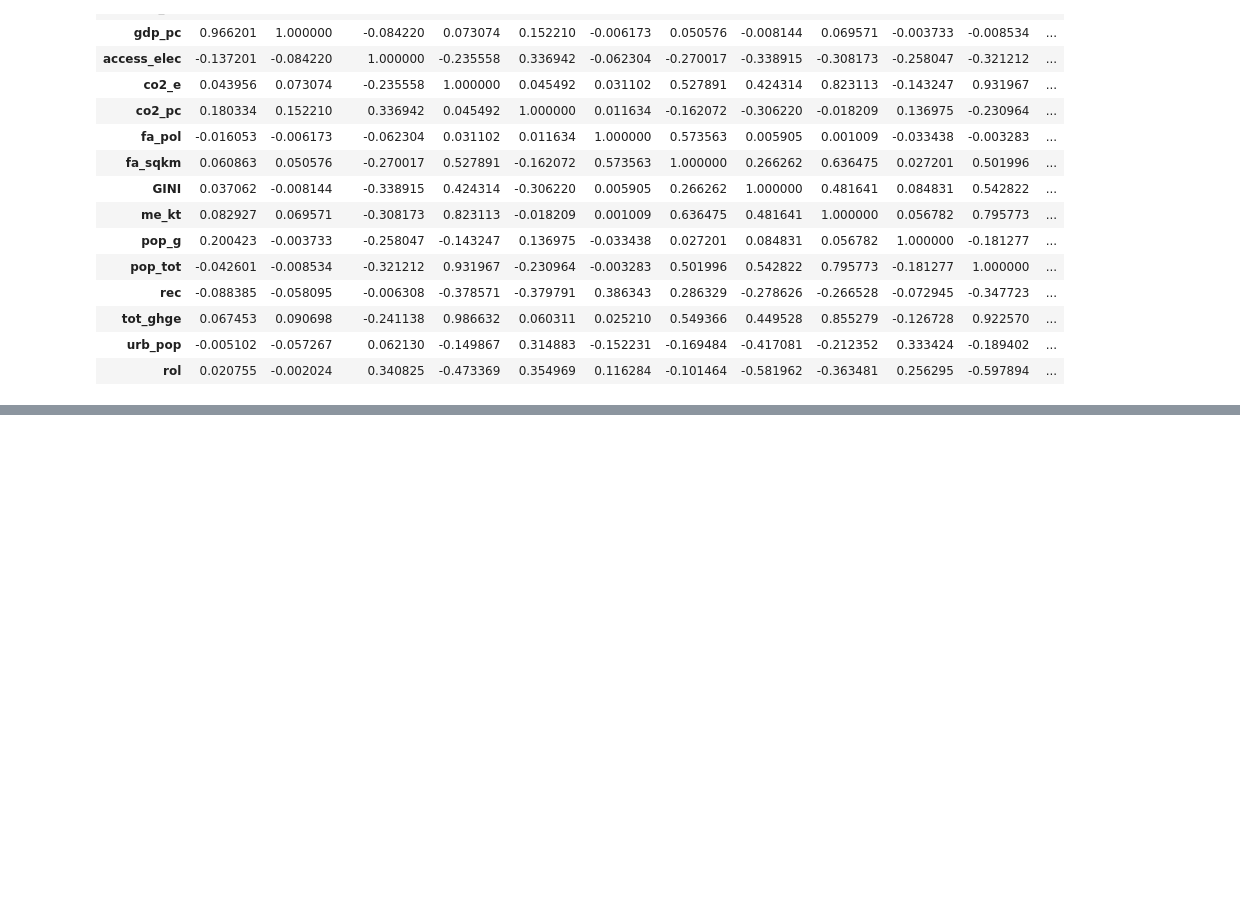
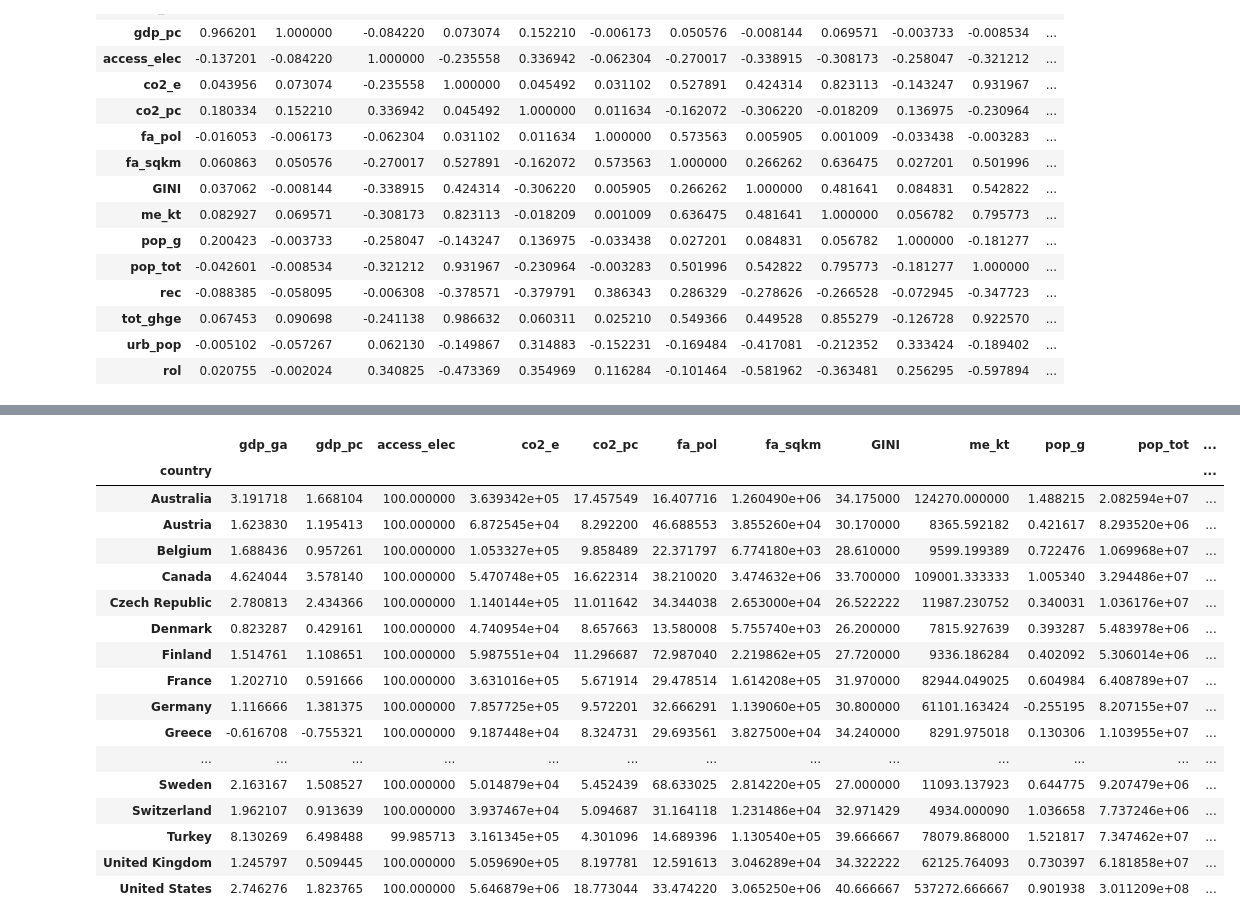
Before and after one commit to FedericoMRenaud/Proyect-One, a Jupyter notebook: All_data_frames/Merging_2002-2018.ipynb, the cells around one changed output, grey strips where cells are left out. Saved outputs shown, nothing was run; the diff lists cells and outputs as text; code cells hidden in the pictures; blank space fills up the shorter version.

```diff
--- a/All_data_frames/Merging_2002-2018.ipynb
+++ b/All_data_frames/Merging_2002-2018.ipynb
@@ -717,4 +754,23 @@ plt.show()
 # %%
-gp = merge_rules_dnan.groupby(["Country Name"]).mean()
+gp = oecd_df.groupby(["country"]).mean()
 gp
+# %% [output]
+|  | gdp_ga | gdp_pc | access_elec | co2_e | co2_pc | fa_pol | fa_sqkm | GINI | me_kt | pop_g | pop_tot | ... |
+| country |  |  |  |  |  |  |  |  |  |  |  | ... |
+| Australia | 3.191718 | 1.668104 | 100.000000 | 3.639342e+05 | 17.457549 | 16.407716 | 1.260490e+06 | 34.175000 | 124270.000000 | 1.488215 | 2.082594e+07 | ... |
+| Austria | 1.623830 | 1.195413 | 100.000000 | 6.872545e+04 | 8.292200 | 46.688553 | 3.855260e+04 | 30.170000 | 8365.592182 | 0.421617 | 8.293520e+06 | ... |
+| Belgium | 1.688436 | 0.957261 | 100.000000 | 1.053327e+05 | 9.858489 | 22.371797 | 6.774180e+03 | 28.610000 | 9599.199389 | 0.722476 | 1.069968e+07 | ... |
+| Canada | 4.624044 | 3.578140 | 100.000000 | 5.470748e+05 | 16.622314 | 38.210020 | 3.474632e+06 | 33.700000 | 109001.333333 | 1.005340 | 3.294486e+07 | ... |
+| Czech Republic | 2.780813 | 2.434366 | 100.000000 | 1.140144e+05 | 11.011642 | 34.344038 | 2.653000e+04 | 26.522222 | 11987.230752 | 0.340031 | 1.036176e+07 | ... |
+| Denmark | 0.823287 | 0.429161 | 100.000000 | 4.740954e+04 | 8.657663 | 13.580008 | 5.755740e+03 | 26.200000 | 7815.927639 | 0.393287 | 5.483978e+06 | ... |
+| Finland | 1.514761 | 1.108651 | 100.000000 | 5.987551e+04 | 11.296687 | 72.987040 | 2.219862e+05 | 27.720000 | 9336.186284 | 0.402092 | 5.306014e+06 | ... |
+| France | 1.202710 | 0.591666 | 100.000000 | 3.631016e+05 | 5.671914 | 29.478514 | 1.614208e+05 | 31.970000 | 82944.049025 | 0.604984 | 6.408789e+07 | ... |
+| Germany | 1.116666 | 1.381375 | 100.000000 | 7.857725e+05 | 9.572201 | 32.666291 | 1.139060e+05 | 30.800000 | 61101.163424 | -0.255195 | 8.207155e+07 | ... |
+| Greece | -0.616708 | -0.755321 | 100.000000 | 9.187448e+04 | 8.324731 | 29.693561 | 3.827500e+04 | 34.240000 | 8291.975018 | 0.130306 | 1.103955e+07 | ... |
+| ... | ... | ... | ... | ... | ... | ... | ... | ... | ... | ... | ... | ... |
+| Sweden | 2.163167 | 1.508527 | 100.000000 | 5.014879e+04 | 5.452439 | 68.633025 | 2.814220e+05 | 27.000000 | 11093.137923 | 0.644775 | 9.207479e+06 | ... |
+| Switzerland | 1.962107 | 0.913639 | 100.000000 | 3.937467e+04 | 5.094687 | 31.164118 | 1.231486e+04 | 32.971429 | 4934.000090 | 1.036658 | 7.737246e+06 | ... |
+| Turkey | 8.130269 | 6.498488 | 99.985713 | 3.161345e+05 | 4.301096 | 14.689396 | 1.130540e+05 | 39.666667 | 78079.868000 | 1.521817 | 7.347462e+07 | ... |
+| United Kingdom | 1.245797 | 0.509445 | 100.000000 | 5.059690e+05 | 8.197781 | 12.591613 | 3.046289e+04 | 34.322222 | 62125.764093 | 0.730397 | 6.181858e+07 | ... |
+| United States | 2.746276 | 1.823765 | 100.000000 | 5.646879e+06 | 18.773044 | 33.474220 | 3.065250e+06 | 40.666667 | 537272.666667 | 0.901938 | 3.011209e+08 | ... |
 # %%
```
Also changed, not shown: parts of 8 cells of this notebook, 3 other files.
